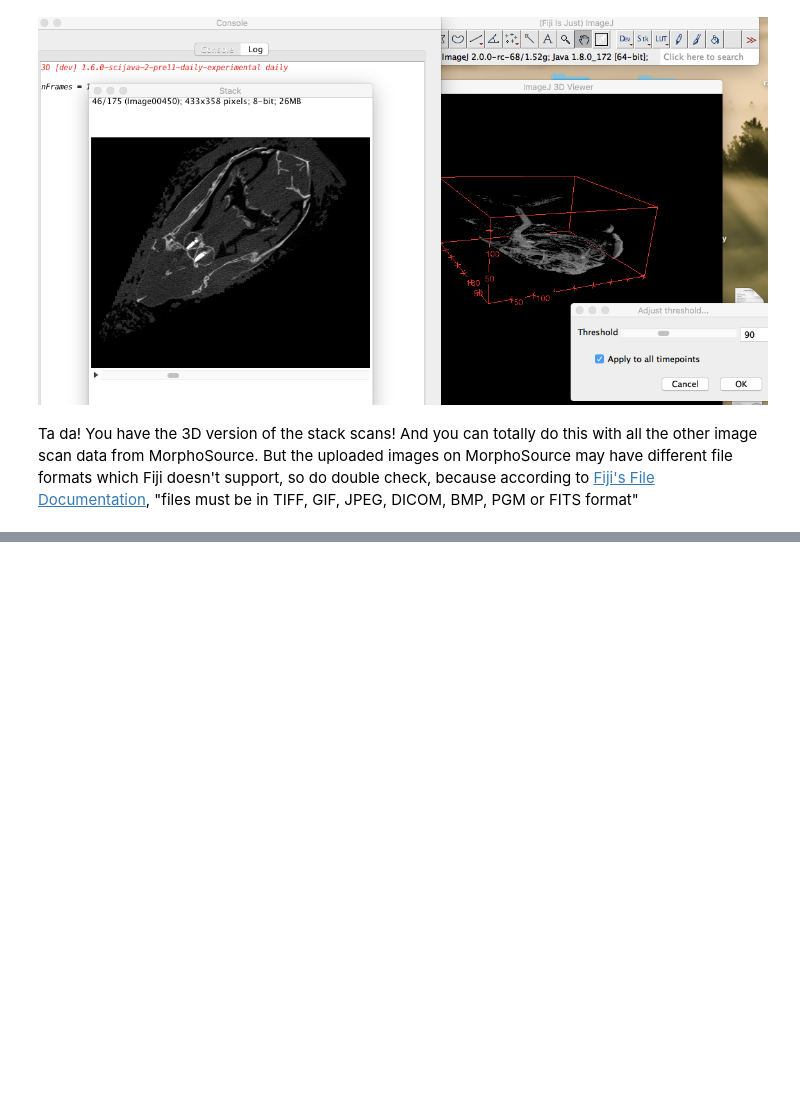
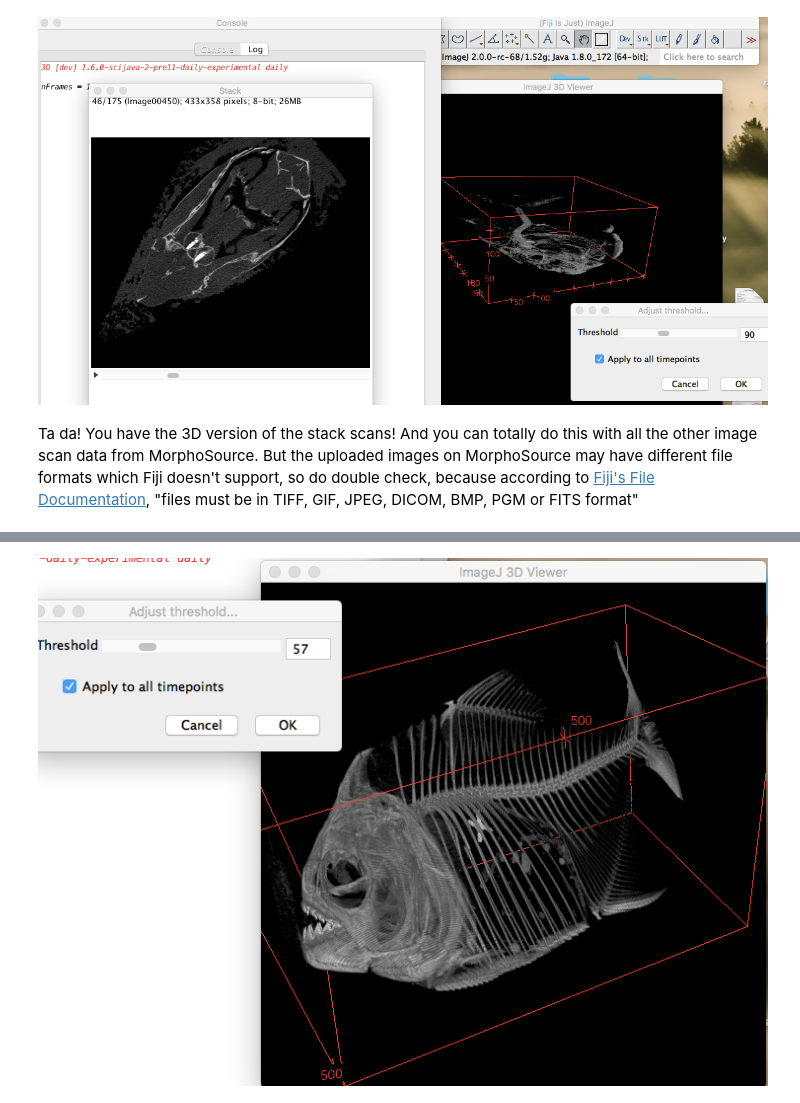
Before and after one commit to cabinetofcuriosity/homebase, a Jupyter notebook: notebooks/week3/MorphoSource_Notebook.ipynb, the cells around one changed output, grey strips where cells are left out. Cells and saved outputs as stored; diff of their text form; code cells hidden in the pictures; blank space fills up the shorter version.

```diff
--- a/notebooks/week3/MorphoSource_Notebook.ipynb
+++ b/notebooks/week3/MorphoSource_Notebook.ipynb
@@ -208,0 +231,4 @@ Ta da! You have the 3D version of the stack scans! And you can totally do this w
+# %%
+Image("Updated.png")
+# %% [output]
+[figure, added]
```
Also changed, not shown: parts of 5 cells of this notebook.
